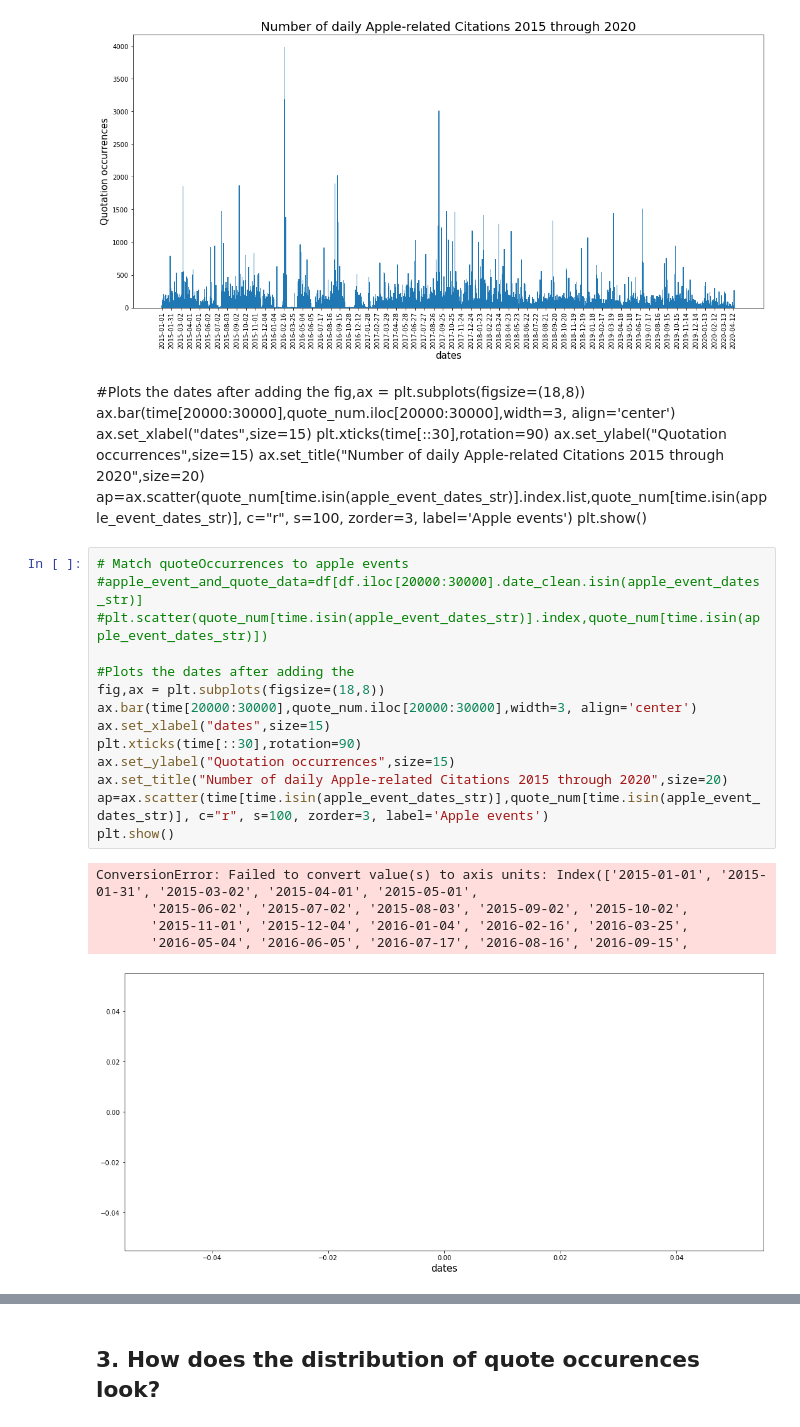
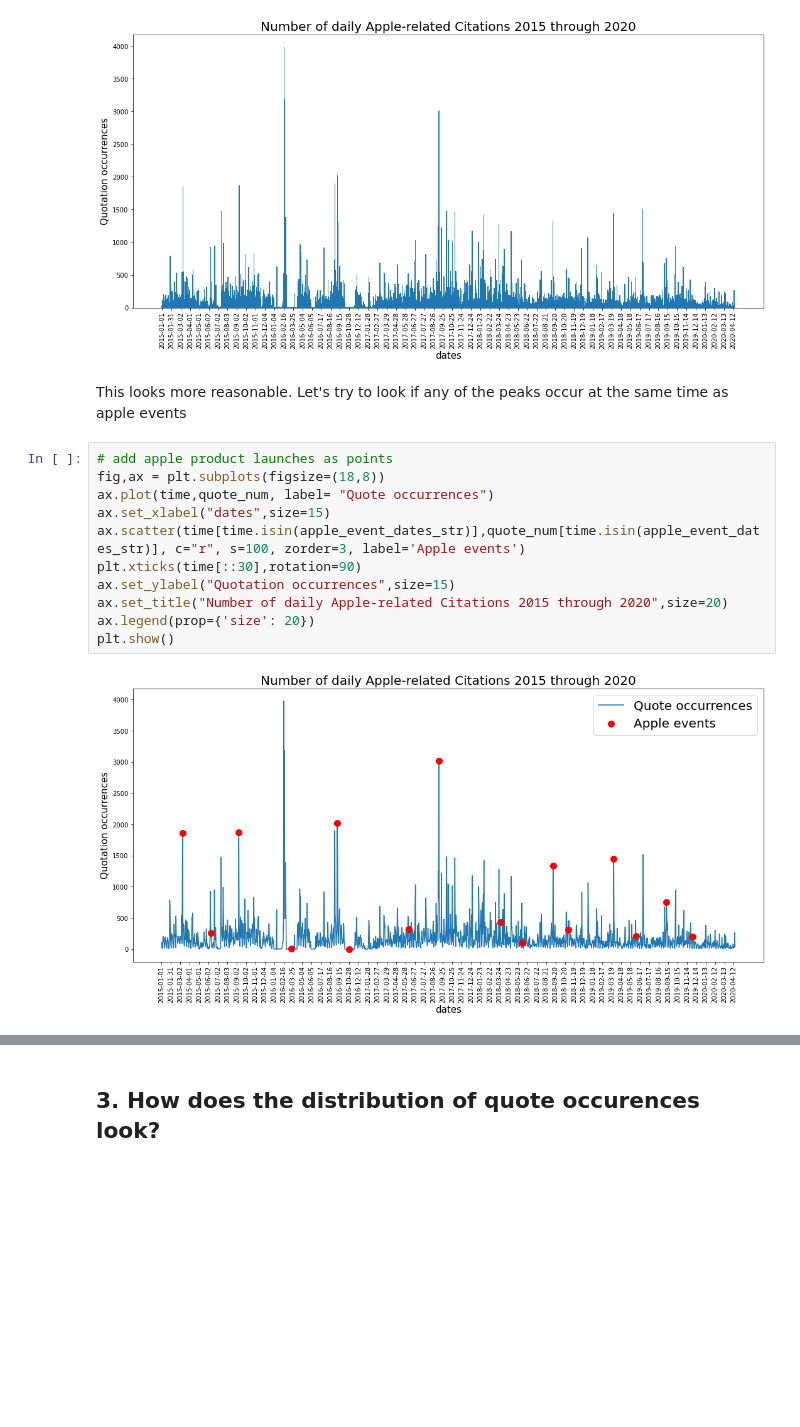
Before and after one commit to epfl-ada/ada-2021-project-club6analysis, a Jupyter notebook: ADA_initial_analysis.ipynb, the cells around one changed output, grey strips where cells are left out. Cells and saved outputs as stored; diff of their text form; blank space fills up the shorter version.

```diff
--- a/ADA_initial_analysis.ipynb
+++ b/ADA_initial_analysis.ipynb
@@ -94,32 +94,17 @@ plt.show()
 # %% [output]
 [figure]
 # %% [markdown]
-#Plots the dates after adding the
-fig,ax = plt.subplots(figsize=(18,8))
-ax.bar(time[20000:30000],quote_num.iloc[20000:30000],width=3, align='center')
-ax.set_xlabel("dates",size=15)
-plt.xticks(time[::30],rotation=90)
-ax.set_ylabel("Quotation occurrences",size=15)
-ax.set_title("Number of daily Apple-related Citations 2015 through 2020",size=20)
-ap=ax.scatter(quote_num[time.isin(apple_event_dates_str)].index.list,quote_num[time.isin(apple_event_dates_str)], c="r", s=100, zorder=3, label='Apple events')
-plt.show()
+This looks more reasonable. Let's try to look if any of the peaks occur at the same time as apple events
 # %%
-# Match quoteOccurrences to apple events
-#apple_event_and_quote_data=df[df.iloc[20000:30000].date_clean.isin(apple_event_dates_str)]
-#plt.scatter(quote_num[time.isin(apple_event_dates_str)].index,quote_num[time.isin(apple_event_dates_str)])
-
-#Plots the dates after adding the
+# add apple product launches as points
 fig,ax = plt.subplots(figsize=(18,8))
-ax.bar(time[20000:30000],quote_num.iloc[20000:30000],width=3, align='center')
+ax.plot(time,quote_num, label= "Quote occurrences")
 ax.set_xlabel("dates",size=15)
+ax.scatter(time[time.isin(apple_event_dates_str)],quote_num[time.isin(apple_event_dates_str)], c="r", s=100, zorder=3, label='Apple events')
 plt.xticks(time[::30],rotation=90)
 ax.set_ylabel("Quotation occurrences",size=15)
 ax.set_title("Number of daily Apple-related Citations 2015 through 2020",size=20)
-ap=ax.scatter(time[time.isin(apple_event_dates_str)],quote_num[time.isin(apple_event_dates_str)], c="r", s=100, zorder=3, label='Apple events')
+ax.legend(prop={'size': 20})
 plt.show()
 # %% [output]
-ConversionError: Failed to convert value(s) to axis units: Index(['2015-01-01', '2015-01-31', '2015-03-02', '2015-04-01', '2015-05-01',
-       '2015-06-02', '2015-07-02', '2015-08-03', '2015-09-02', '2015-10-02',
-       '2015-11-01', '2015-12-04', '2016-01-04', '2016-02-16', '2016-03-25',
-       '2016-05-04', '2016-06-05', '2016-07-17', '2016-08-16', '2016-09-15',
-[figure, old version]
+[figure, new version]
```
Also changed, not shown: parts of 1 cell of this notebook.
